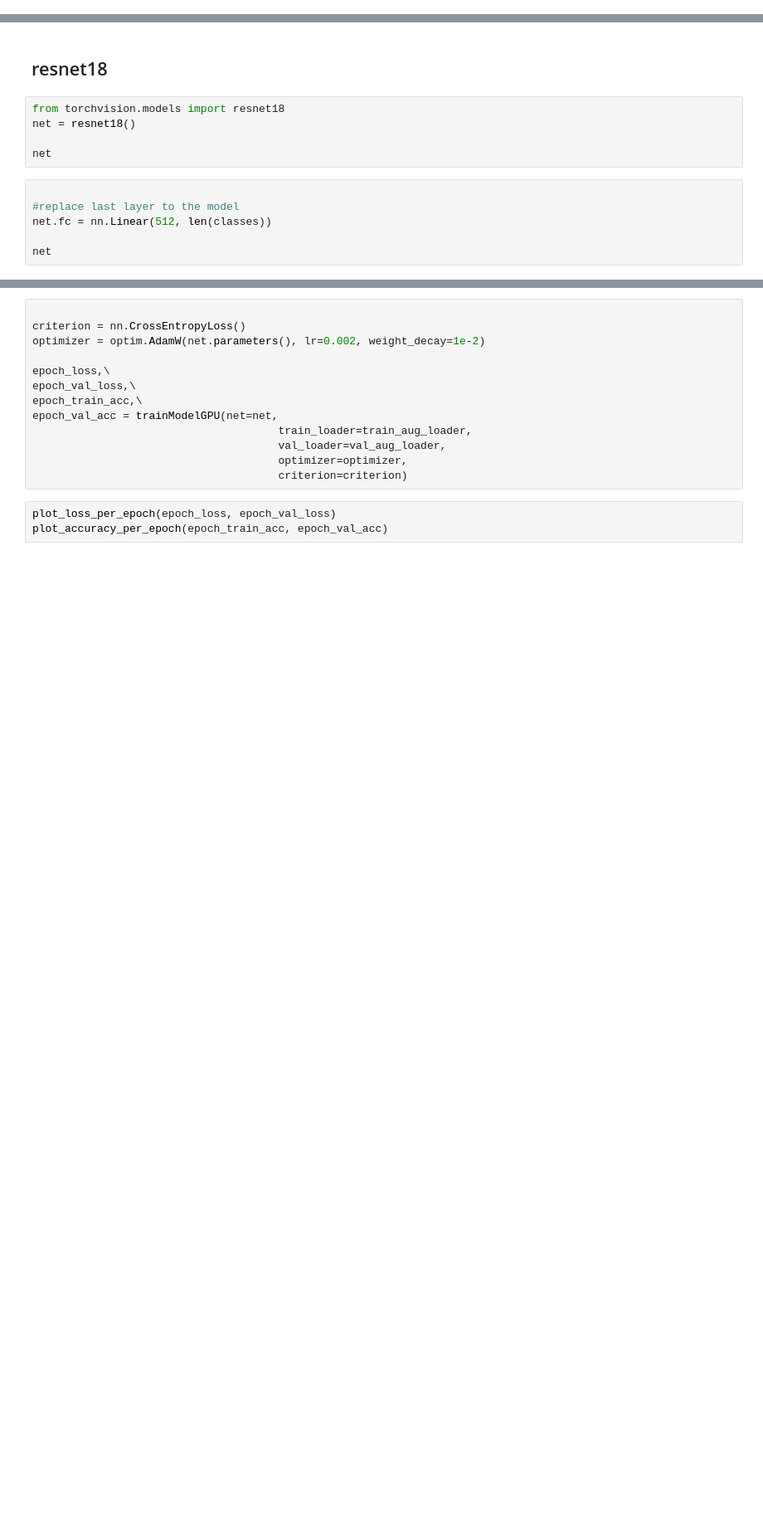
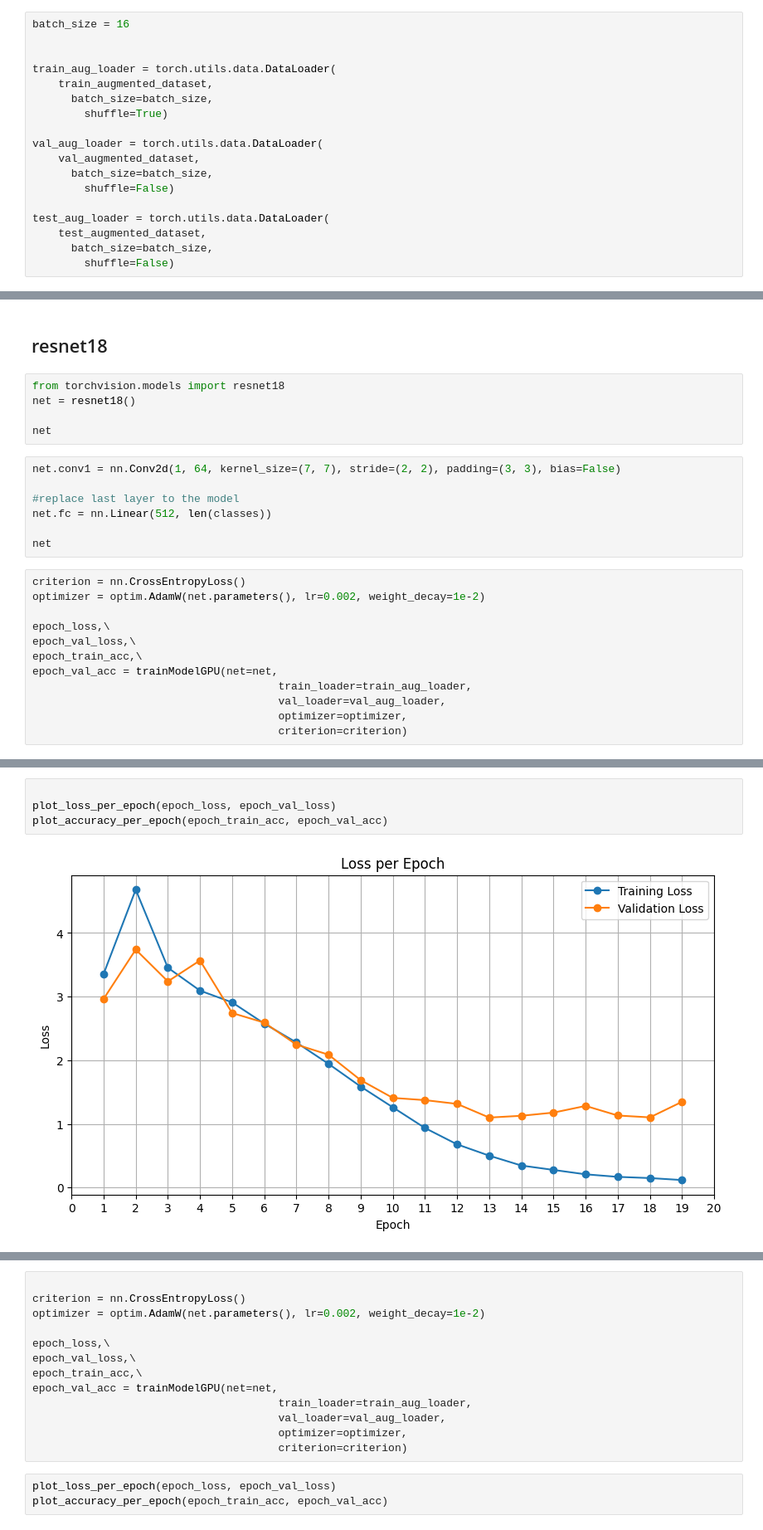
Before and after one commit to Mohammed-Abed-Alkareem/Arabic-Handwriting-Identification-Deep-Learning, a Jupyter notebook: projectCode/file.ipynb, the cells around one changed output, grey strips where cells are left out. Shown at 83% size. Cells and saved outputs as stored; diff of their text form; blank space fills up the shorter version.

Commit message:
some models trained

```diff
--- a/projectCode/file.ipynb
+++ b/projectCode/file.ipynb
@@ -1148,3 +1152,21 @@ plot_accuracy_per_epoch(epoch_train_acc, epoch_val_acc)
 # Task 3
 # %% [markdown]
 ## MobileNetV3
+# %%
+batch_size = 16
+
+
+train_aug_loader = torch.utils.data.DataLoader(
+    train_augmented_dataset,
+      batch_size=batch_size,
+        shuffle=True)
+
+val_aug_loader = torch.utils.data.DataLoader(
+    val_augmented_dataset,
+      batch_size=batch_size,
+        shuffle=False)
+
+test_aug_loader = torch.utils.data.DataLoader(
+    test_augmented_dataset,
+      batch_size=batch_size,
+        shuffle=False)
@@ -1188,8 +1217,21 @@ net = resnet18()
 
 net
 # %%
+net.conv1 = nn.Conv2d(1, 64, kernel_size=(7, 7), stride=(2, 2), padding=(3, 3), bias=False)
 
 #replace last layer to the model
 net.fc = nn.Linear(512, len(classes))
 
 net
+# %%
+criterion = nn.CrossEntropyLoss()
+optimizer = optim.AdamW(net.parameters(), lr=0.002, weight_decay=1e-2)
+
+epoch_loss,\
+epoch_val_loss,\
+epoch_train_acc,\
+epoch_val_acc = trainModelGPU(net=net,
+                                      train_loader=train_aug_loader,
+                                      val_loader=val_aug_loader,
+                                      optimizer=optimizer,
+                                      criterion=criterion)
@@ -1195,0 +1256,6 @@ net
+# %%
+
+plot_loss_per_epoch(epoch_loss, epoch_val_loss)
+plot_accuracy_per_epoch(epoch_train_acc, epoch_val_acc)
+# %% [output]
+[figure, added]
```
Also changed, not shown: parts of 22 cells of this notebook.
